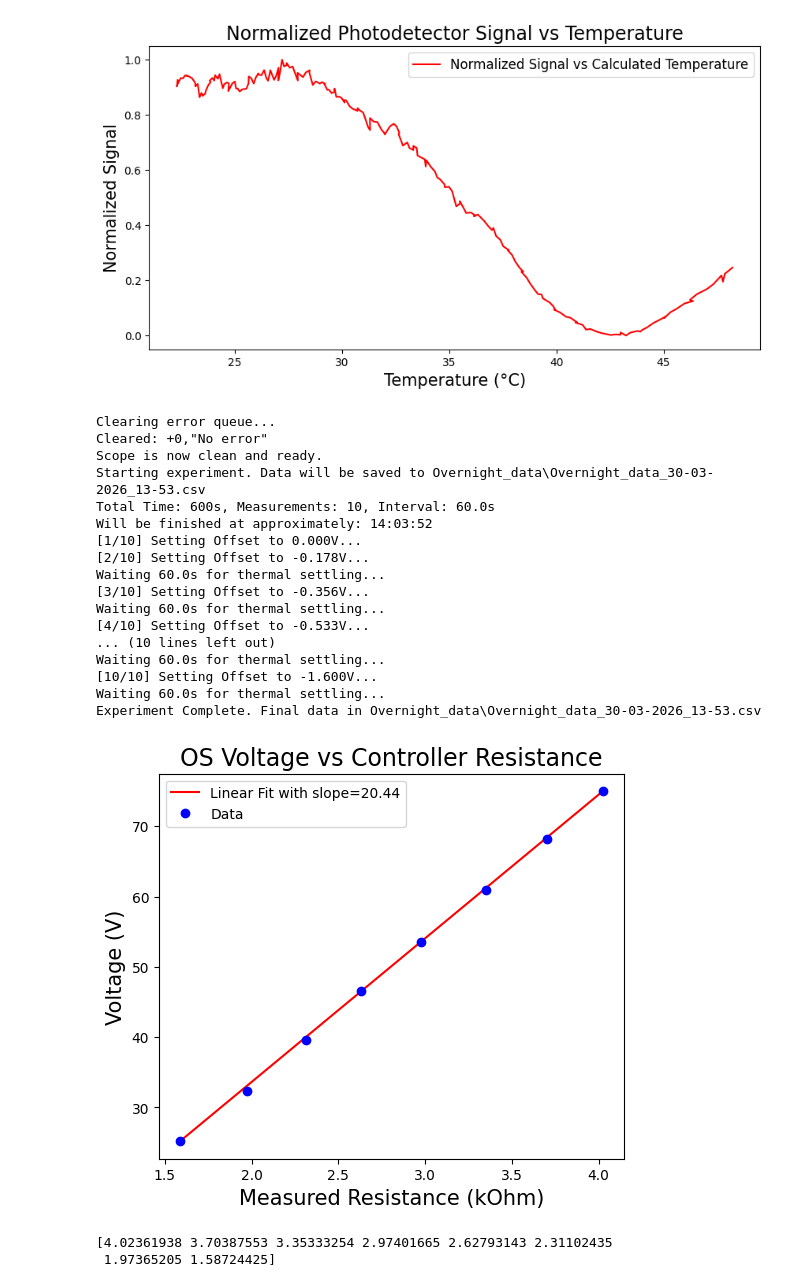
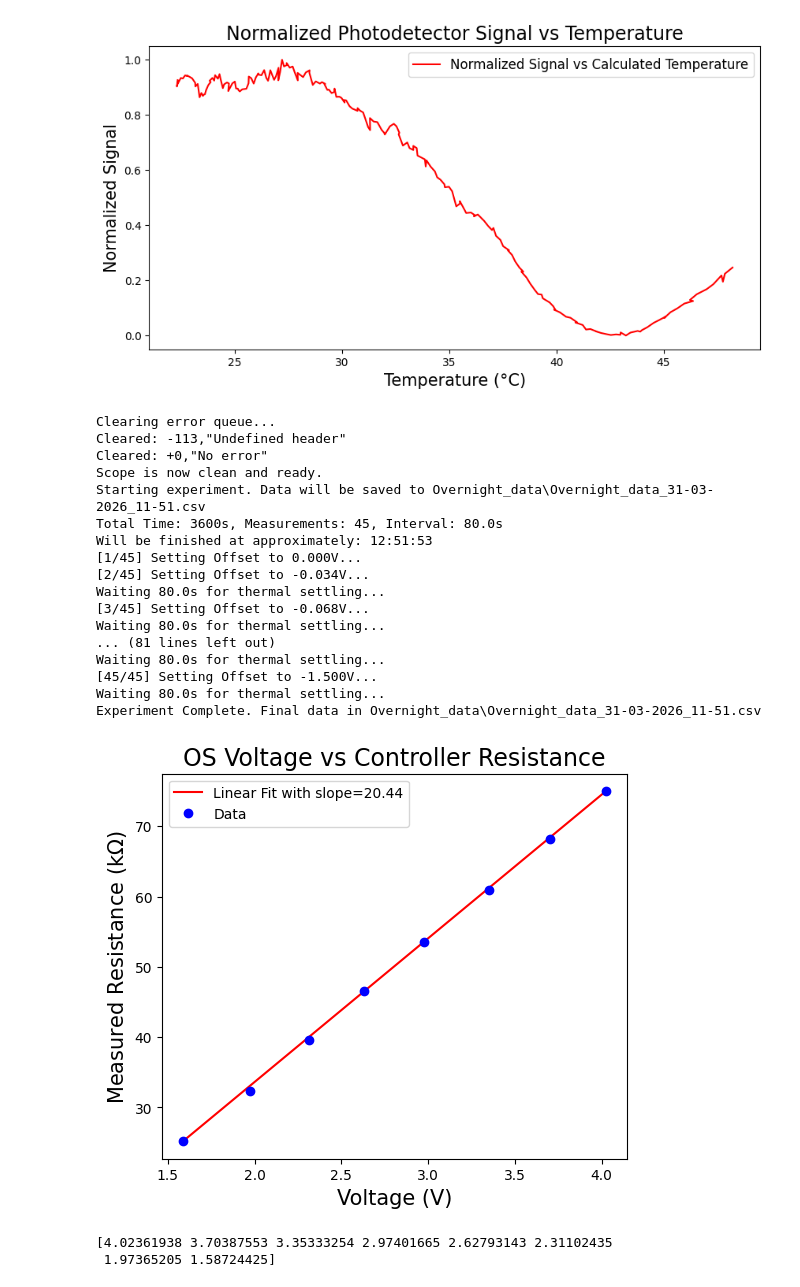
Before and after one commit to qpit/Eskild-Project-2026, a Jupyter notebook: overnight_data.ipynb, the cells around one changed output. Saved outputs shown, nothing was run; the diff lists cells and outputs as text; code cells hidden in the pictures.

```diff
--- a/overnight_data.ipynb
+++ b/overnight_data.ipynb
@@ -374,52 +397,52 @@ ax.legend(fontsize=12)
 <matplotlib.legend.Legend at 0x...>
 [figure]
 # %%
-test_time = 60*10 # 10 minutes for testing
-n = 10
+test_time = 60*60 # 60 minutes for testing
+n = 45
 overnight_measure(total_time=test_time, n_measurements=n, channels=[1, 2])
 # %% [output]
 Clearing error queue...
+Cleared: -113,"Undefined header"
 Cleared: +0,"No error"
 Scope is now clean and ready.
-Starting experiment. Data will be saved to Overnight_data\Overnight_data_30-03-2026_13-53.csv
-Total Time: 600s, Measurements: 10, Interval: 60.0s
-Will be finished at approximately: 14:03:52
-[1/10] Setting Offset to 0.000V...
-[2/10] Setting Offset to -0.178V...
-Waiting 60.0s for thermal settling...
-[3/10] Setting Offset to -0.356V...
-Waiting 60.0s for thermal settling...
-[4/10] Setting Offset to -0.533V...
-... (10 lines left out)
-Waiting 60.0s for thermal settling...
-[10/10] Setting Offset to -1.600V...
-Waiting 60.0s for thermal settling...
-Experiment Complete. Final data in Overnight_data\Overnight_data_30-03-2026_13-53.csv
+Starting experiment. Data will be saved to Overnight_data\Overnight_data_31-03-2026_11-51.csv
+Total Time: 3600s, Measurements: 45, Interval: 80.0s
+Will be finished at approximately: 12:51:53
+[1/45] Setting Offset to 0.000V...
+[2/45] Setting Offset to -0.034V...
+Waiting 80.0s for thermal settling...
+[3/45] Setting Offset to -0.068V...
+Waiting 80.0s for thermal settling...
+... (81 lines left out)
+Waiting 80.0s for thermal settling...
+[45/45] Setting Offset to -1.500V...
+Waiting 80.0s for thermal settling...
+Experiment Complete. Final data in Overnight_data\Overnight_data_31-03-2026_11-51.csv
 # %%
 set_point = [75,68.14,60.9,53.6,46.6,39.6,32.3,25.2]
 filepath = 'Overnight_data\Overnight_data_30-03-2026_13-53.csv'
 data = np.genfromtxt(filepath, delimiter=',', skip_header=1)
 time_data = data[:, 0]
 channel1 = data[:, 2]  # Assuming Ch1_Avg is the 3rd column
 channel2 = data[:, 3]  # Assuming Ch2_Avg is the 4th column
 chan = channel2[2:]
 #fit of set vs resistance
 fit = interpolate.interp1d(chan, set_point, kind='cubic', fill_value="extrapolate")
 xfit = np.linspace(min(chan), max(chan), 100)
 yfit = fit(xfit)
 slope = (yfit[-1] - yfit[0]) / (xfit[-1] - xfit[0])
 intercept = yfit[0] - slope * xfit[0]
 yfit_linear = slope * xfit + intercept
 fig, ax = plt.subplots(figsize=(6, 5))
 ax.plot(xfit, yfit_linear, label='Linear Fit with slope={:.2f}'.format(slope), color='red', linestyle='-')
 ax.plot(chan, set_point, label='Data', color = 'blue', marker='o', linestyle='None')
-ax.set_xlabel('Measured Resistance (kOhm)',fontsize=15)
-ax.set_ylabel('Voltage (V)',fontsize=15)
+ax.set_ylabel('Measured Resistance (k$\Omega$)',fontsize=15)
+ax.set_xlabel('Voltage (V)',fontsize=15)
 ax.set_title('OS Voltage vs Controller Resistance',fontsize=17)
 ax.legend()
 plt.show()
 # %% [output]
-[figure, old version]
+[figure, new version]
 # %%
 print(chan)
 # %% [output]
```
Also changed, not shown: parts of 6 cells of this notebook, 1 other file.
